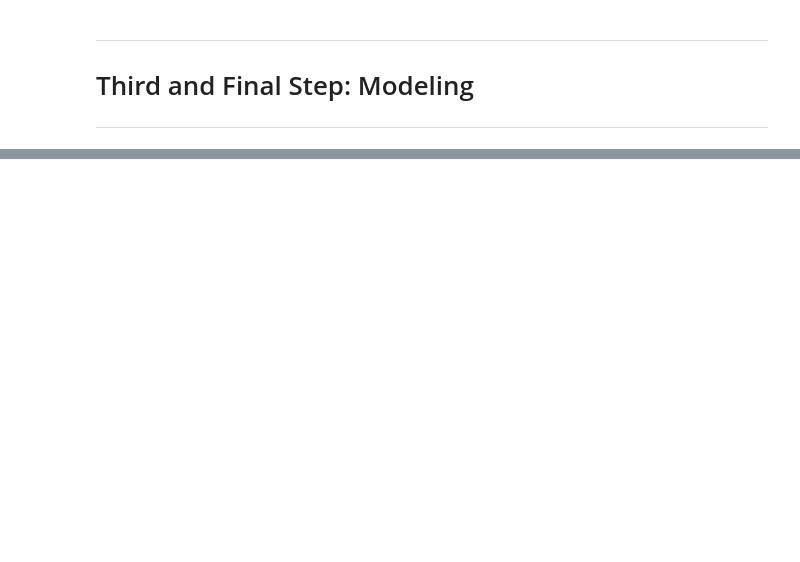
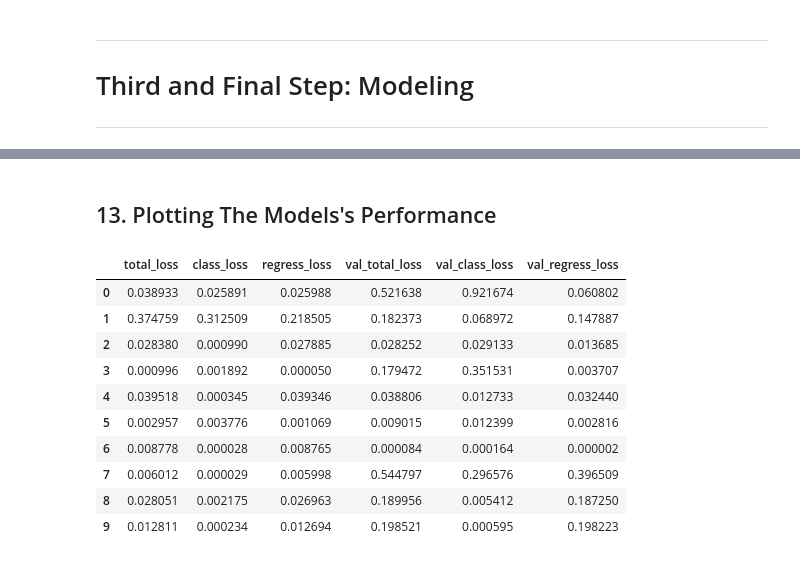
Before and after one commit to mamishere/Deep-Face-Detection, a Jupyter notebook: Deep-Object_Detection.ipynb, the cells around one changed output, grey strips where cells are left out. Saved outputs shown, nothing was run; the diff lists cells and outputs as text; code cells hidden in the pictures; blank space fills up the shorter version.

```diff
--- a/Deep-Object_Detection.ipynb
+++ b/Deep-Object_Detection.ipynb
@@ -708,0 +794,16 @@ ________________________________________________________________________________
+# %% [markdown]
+## 13. Plotting The Models's Performance <a id = 10></a>
+# %%
+pd.DataFrame(history.history)
+# %% [output]
+|  | total_loss | class_loss | regress_loss | val_total_loss | val_class_loss | val_regress_loss |
+| 0 | 0.038933 | 0.025891 | 0.025988 | 0.521638 | 0.921674 | 0.060802 |
+| 1 | 0.374759 | 0.312509 | 0.218505 | 0.182373 | 0.068972 | 0.147887 |
+| 2 | 0.028380 | 0.000990 | 0.027885 | 0.028252 | 0.029133 | 0.013685 |
+| 3 | 0.000996 | 0.001892 | 0.000050 | 0.179472 | 0.351531 | 0.003707 |
+| 4 | 0.039518 | 0.000345 | 0.039346 | 0.038806 | 0.012733 | 0.032440 |
+| 5 | 0.002957 | 0.003776 | 0.001069 | 0.009015 | 0.012399 | 0.002816 |
+| 6 | 0.008778 | 0.000028 | 0.008765 | 0.000084 | 0.000164 | 0.000002 |
+| 7 | 0.006012 | 0.000029 | 0.005998 | 0.544797 | 0.296576 | 0.396509 |
+| 8 | 0.028051 | 0.002175 | 0.026963 | 0.189956 | 0.005412 | 0.187250 |
+| 9 | 0.012811 | 0.000234 | 0.012694 | 0.198521 | 0.000595 | 0.198223 |
```
Also changed, not shown: parts of 38 cells of this notebook, 4 other files.
